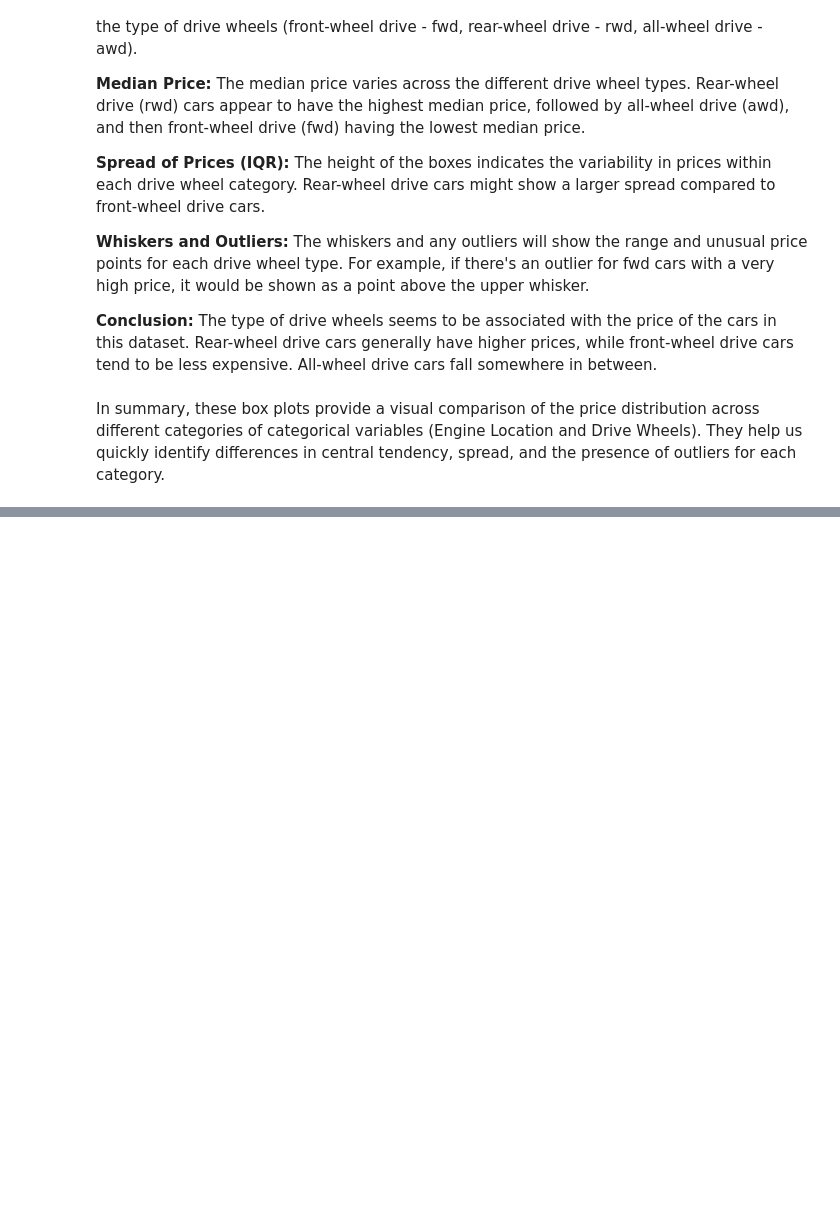
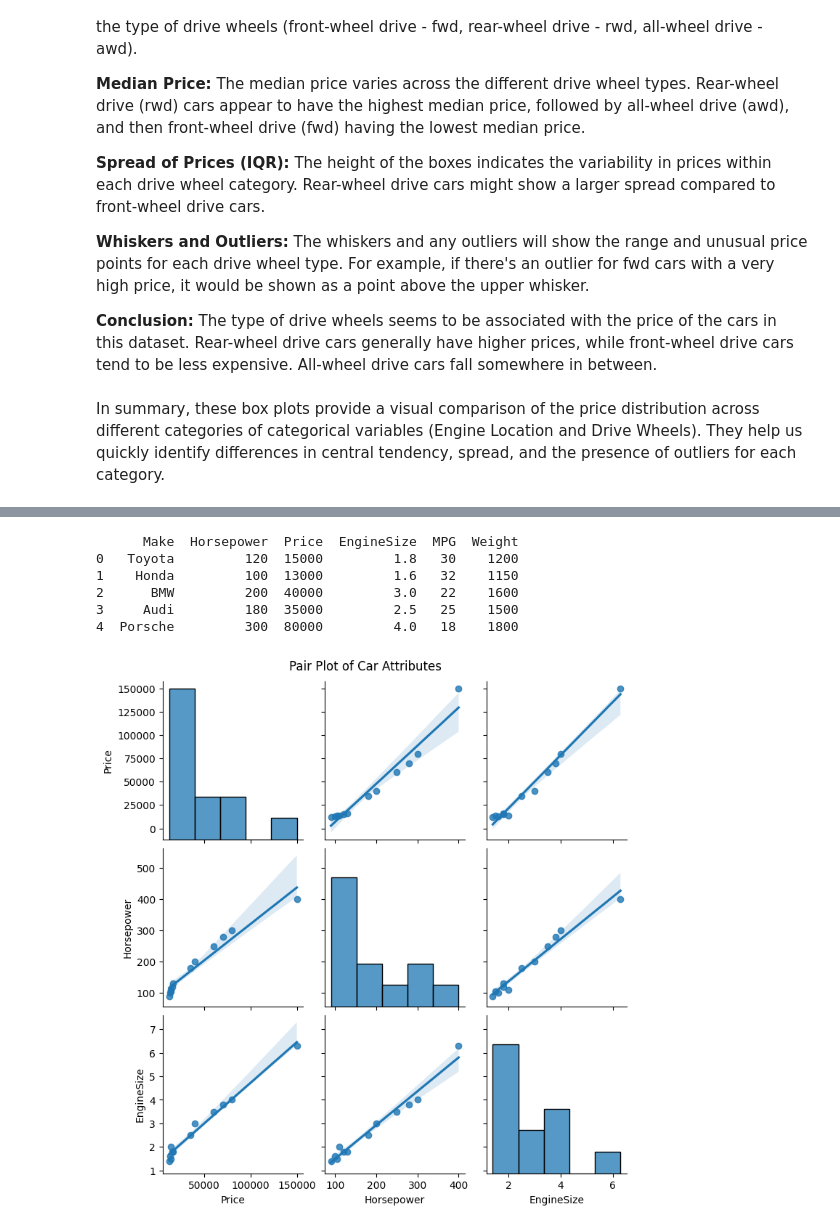
Before and after one commit to ShilpaVasista/Exploratory-Data-Analytics, a Jupyter notebook: Module_3_Part_II_Correlation.ipynb, the cells around one changed output, grey strips where cells are left out. Cells and saved outputs as stored; diff of their text form; code cells hidden in the pictures; blank space fills up the shorter version.

```diff
--- a/Module_3_Part_II_Correlation.ipynb
+++ b/Module_3_Part_II_Correlation.ipynb
@@ -783,0 +849,35 @@ In summary, these box plots provide a visual comparison of the price distributio
+# %%
+data = {
+    'Make': ['Toyota', 'Honda', 'BMW', 'Audi', 'Porsche', 'Nissan', 'Mercedes',
+             'Subaru', 'Jaguar', 'VW', 'Ferrari', 'Mazda'],
+    'Horsepower': [120, 100, 200, 180, 300, 130, 250, 110, 280, 90, 400, 105],
+    'Price': [15000, 13000, 40000, 35000, 80000, 16000, 60000, 14000, 70000,
+              12000, 150000, 13500],
+    'EngineSize': [1.8, 1.6, 3.0, 2.5, 4.0, 1.8, 3.5, 2.0, 3.8, 1.4, 6.3, 1.5],
+    'MPG': [30, 32, 22, 25, 18, 28, 20, 30, 19, 35, 12, 33],
+    'Weight': [1200, 1150, 1600, 1500, 1800, 1250, 1700, 1300, 1750,
+               1100, 1900, 1175]
+}
+
+df_extended = pd.DataFrame(data)
+print(df_extended.head())
+# %% [output]
+      Make  Horsepower  Price  EngineSize  MPG  Weight
+0   Toyota         120  15000         1.8   30    1200
+1    Honda         100  13000         1.6   32    1150
+2      BMW         200  40000         3.0   22    1600
+3     Audi         180  35000         2.5   25    1500
+4  Porsche         300  80000         4.0   18    1800
+# %%
+import seaborn as sns
+import matplotlib.pyplot as plt
+
+sns.pairplot(df_extended,
+             vars=['Price', 'Horsepower', 'EngineSize'],
+             kind='reg',
+             diag_kind='hist')  # Use 'kde' if you prefer smooth curves
+
+plt.suptitle("Pair Plot of Car Attributes", y=1.02)
+plt.show()
+# %% [output]
+[figure, added]
```
Also changed, not shown: parts of 13 cells of this notebook.
